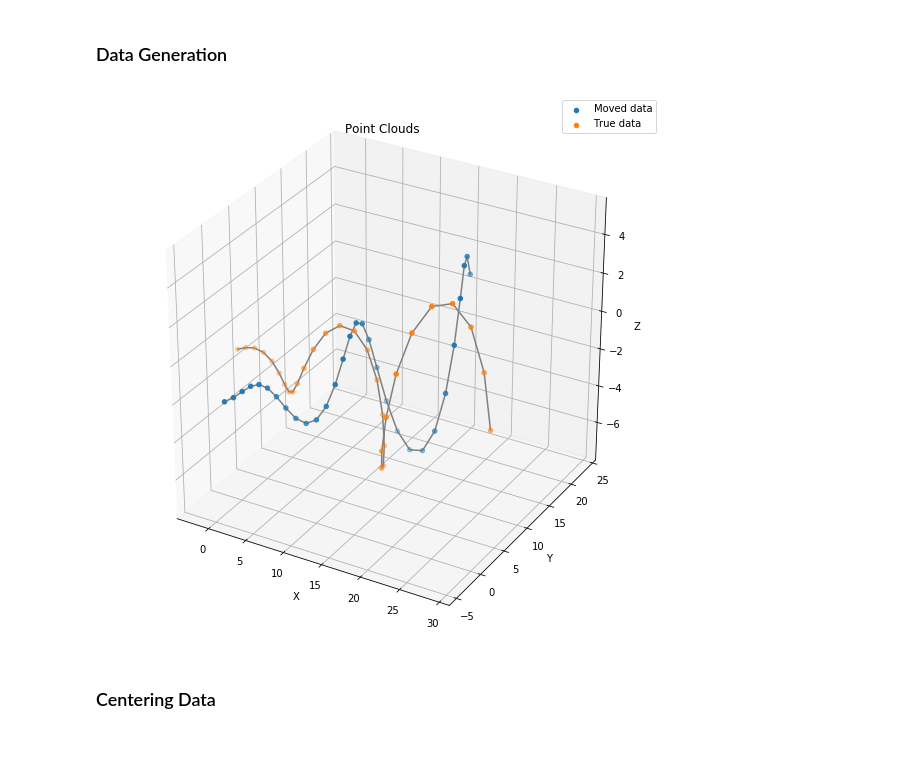
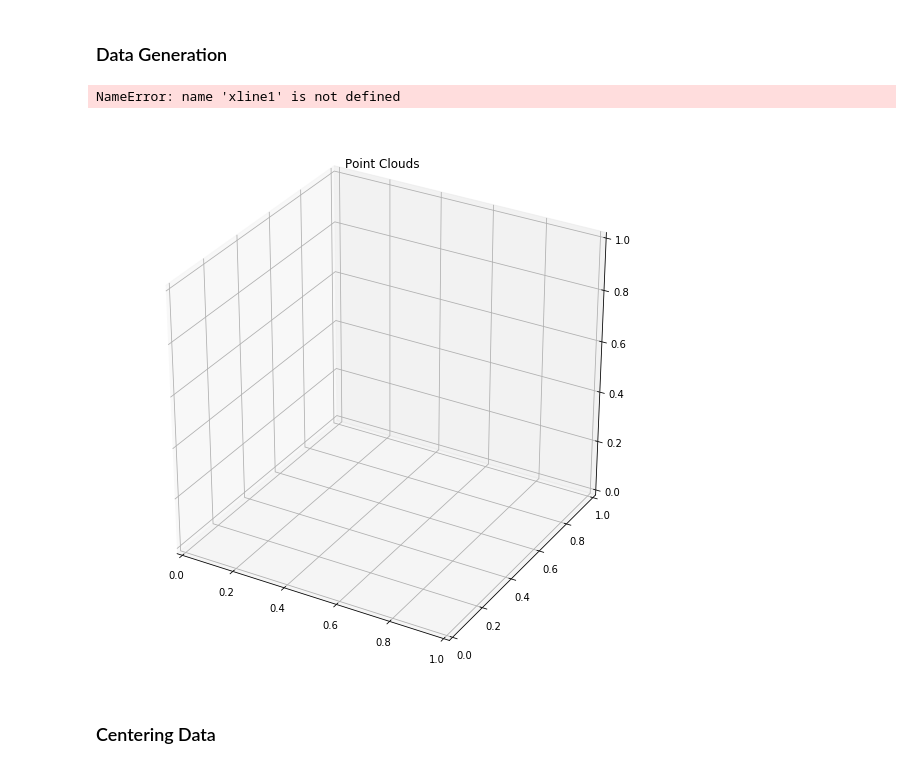
Before and after one commit to JyotiSunkara/ICP, a Jupyter notebook: Iterative Closest Point Using Singular Value Decomposition.ipynb, the cells around one changed output. Cells and saved outputs as stored; diff of their text form; code cells hidden in the pictures.

```diff
--- a/Iterative Closest Point Using Singular Value Decomposition.ipynb
+++ b/Iterative Closest Point Using Singular Value Decomposition.ipynb
@@ -19,9 +19,9 @@ def plotData(data1, data2, label1, label2, markersize1 = 20, markersize2 = 20):
     ax.set_title("Point Clouds")
 
     # Data for a three-dimensional line
-    xline1 = data1[0, :]
-    yline1 = data1[1, :]
-    zline1 = data1[2, :]
+#     xline1 = data1[0, :]
+#     yline1 = data1[1, :]
+#     zline1 = data1[2, :]
     ax.plot3D(xline1, yline1, zline1, 'gray')
 
     # Data for three-dimensional scattered points
@@ -31,9 +31,9 @@ def plotData(data1, data2, label1, label2, markersize1 = 20, markersize2 = 20):
     ax.scatter3D(xdata1, ydata1, zdata1, s= markersize1, label = label1);
 
     # Data for a three-dimensional line
-    xline2 = data2[0, :]
-    yline2 = data2[1, :]
-    zline2 = data2[2, :]
+#     xline2 = data2[0, :]
+#     yline2 = data2[1, :]
+#     zline2 = data2[2, :]
     ax.plot3D(xline2, yline2, zline2, 'gray')
 
     # Data for three-dimensional scattered points
@@ -59,36 +59,37 @@ def plotValues(values, label):
 # %%
 '''Generate data using the sin and cosine functions'''
 def generateSpiral(numPoints, angle, shift):
 
     aboutZ = np.array([[cos(angle[2]), -sin(angle[2]), 0],
                       [sin(angle[2]), cos(angle[2]), 0],
                       [0, 0, 1]])
     aboutY = np.array([[cos(angle[1]), 0, -sin(angle[1])],
                       [0, 1, 0] ,
                       [sin(angle[1]), 0, cos(angle[1])]])
     aboutX = np.array([[1, 0, 0],
                       [0, cos(angle[0]), -sin(angle[0])],
                       [0, sin(angle[0]), cos(angle[0])]])
 
     T = shift
     R = aboutZ.dot(aboutY.dot(aboutX))
     sourceData = np.zeros((3, numPoints))
     sourceData[0, :] = range(0, numPoints)
     sourceData[1, :] = 0.2 * sourceData[0, :] * np.sin(0.5 * sourceData[0, :])
     sourceData[2, :] = 0.2 * sourceData[0, :] * np.cos(0.5 * sourceData[0, :])
 
     movedData = R.dot(sourceData) + shift
     return sourceData, movedData
 
 '''Assign data to point clouds P and Q'''
-angle = [pi/3, 0, pi/4]
+angle = [0, 0, pi/4]
 shift = np.array([[-2], [0], [-3]])
-Q, P = generateSpiral(30, angle, shift)
+Q, P = generateSpiral(100, angle, shift)
 
 plotData(P, Q, "Moved data", "True data")
 plt.show()
 # %% [output]
+NameError: name 'xline1' is not defined
-[figure, old version]
+[figure, new version]
 # %% [markdown]
 ### Centering Data
 # %%
```
Also changed, not shown: parts of 6 cells of this notebook, 3 other files.
